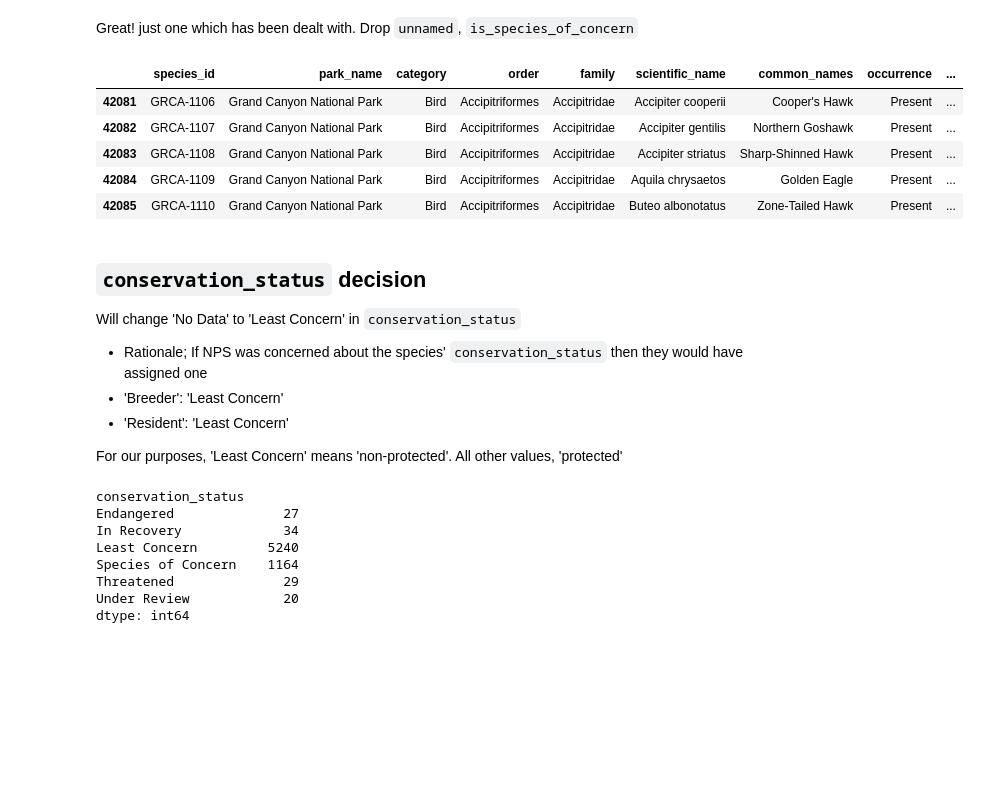
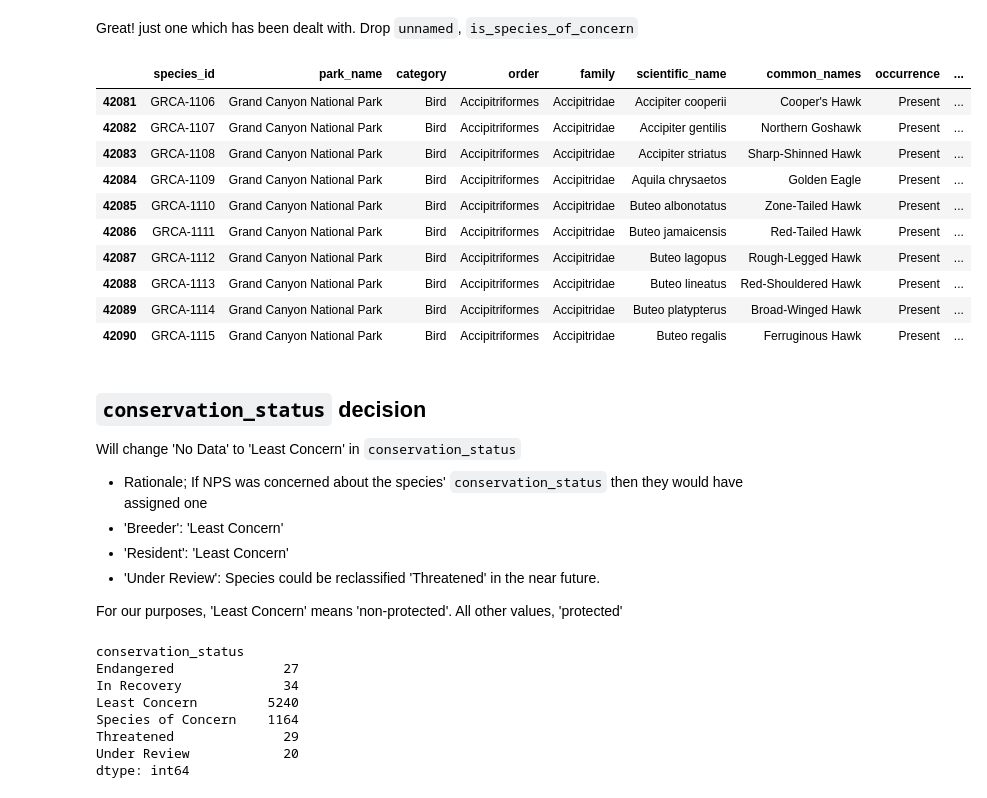
Before and after one commit to pineapple-bois/Biodiversity-In-National-Parks-Real-World, a Jupyter notebook: wrangling.ipynb, the cells around one changed output. Cells and saved outputs as stored; diff of their text form; code cells hidden in the pictures; blank space fills up the shorter version.

```diff
--- a/wrangling.ipynb
+++ b/wrangling.ipynb
@@ -315,11 +337,18 @@ sw_birds[sw_birds.is_species_of_concern]
 Great! just one which has been dealt with. Drop `unnamed`, `is_species_of_concern`
 # %%
 sw_birds.drop(columns=['unnamed', 'is_species_of_concern'], axis=1, inplace=True)
-sw_birds.head()
-# %% [output]
-|  | species_id | park_name | category | order | family | scientific_name | common_names | occurrence | ... |
-| 42081 | GRCA-1106 | Grand Canyon National Park | Bird | Accipitriformes | Accipitridae | Accipiter cooperii | Cooper's Hawk | Present | ... |
-| 42082 | GRCA-1107 | Grand Canyon National Park | Bird | Accipitriformes | Accipitridae | Accipiter gentilis | Northern Goshawk | Present | ... |
-| 42083 | GRCA-1108 | Grand Canyon National Park | Bird | Accipitriformes | Accipitridae | Accipiter striatus | Sharp-Shinned Hawk | Present | ... |
-| 42084 | GRCA-1109 | Grand Canyon National Park | Bird | Accipitriformes | Accipitridae | Aquila chrysaetos | Golden Eagle | Present | ... |
-| 42085 | GRCA-1110 | Grand Canyon National Park | Bird | Accipitriformes | Accipitridae | Buteo albonotatus | Zone-Tailed Hawk | Present | ... |
+# %%
+sw_birds['is_review'] = sw_birds.conservation_status.str.contains(r"\bReview\b", regex=True)
+sw_birds.head(10)
+# %% [output]
+|  | species_id | park_name | category | order | family | scientific_name | common_names | occurrence | ... |
+| 42081 | GRCA-1106 | Grand Canyon National Park | Bird | Accipitriformes | Accipitridae | Accipiter cooperii | Cooper's Hawk | Present | ... |
+| 42082 | GRCA-1107 | Grand Canyon National Park | Bird | Accipitriformes | Accipitridae | Accipiter gentilis | Northern Goshawk | Present | ... |
+| 42083 | GRCA-1108 | Grand Canyon National Park | Bird | Accipitriformes | Accipitridae | Accipiter striatus | Sharp-Shinned Hawk | Present | ... |
+| 42084 | GRCA-1109 | Grand Canyon National Park | Bird | Accipitriformes | Accipitridae | Aquila chrysaetos | Golden Eagle | Present | ... |
+| 42085 | GRCA-1110 | Grand Canyon National Park | Bird | Accipitriformes | Accipitridae | Buteo albonotatus | Zone-Tailed Hawk | Present | ... |
+| 42086 | GRCA-1111 | Grand Canyon National Park | Bird | Accipitriformes | Accipitridae | Buteo jamaicensis | Red-Tailed Hawk | Present | ... |
+| 42087 | GRCA-1112 | Grand Canyon National Park | Bird | Accipitriformes | Accipitridae | Buteo lagopus | Rough-Legged Hawk | Present | ... |
+| 42088 | GRCA-1113 | Grand Canyon National Park | Bird | Accipitriformes | Accipitridae | Buteo lineatus | Red-Shouldered Hawk | Present | ... |
+| 42089 | GRCA-1114 | Grand Canyon National Park | Bird | Accipitriformes | Accipitridae | Buteo platypterus | Broad-Winged Hawk | Present | ... |
+| 42090 | GRCA-1115 | Grand Canyon National Park | Bird | Accipitriformes | Accipitridae | Buteo regalis | Ferruginous Hawk | Present | ... |
@@ -330,6 +361,7 @@ Will change 'No Data' to 'Least Concern' in  `conservation_status`
 - Rationale; If NPS was concerned about the species' `conservation_status` then they would have assigned one
 - 'Breeder': 'Least Concern'
 - 'Resident': 'Least Concern'
+- 'Under Review': Species could be reclassified 'Threatened' in the near future.
 
 For our purposes, 'Least Concern' means 'non-protected'. All other values, 'protected'
 # %%
```
Also changed, not shown: parts of 8 cells of this notebook.
